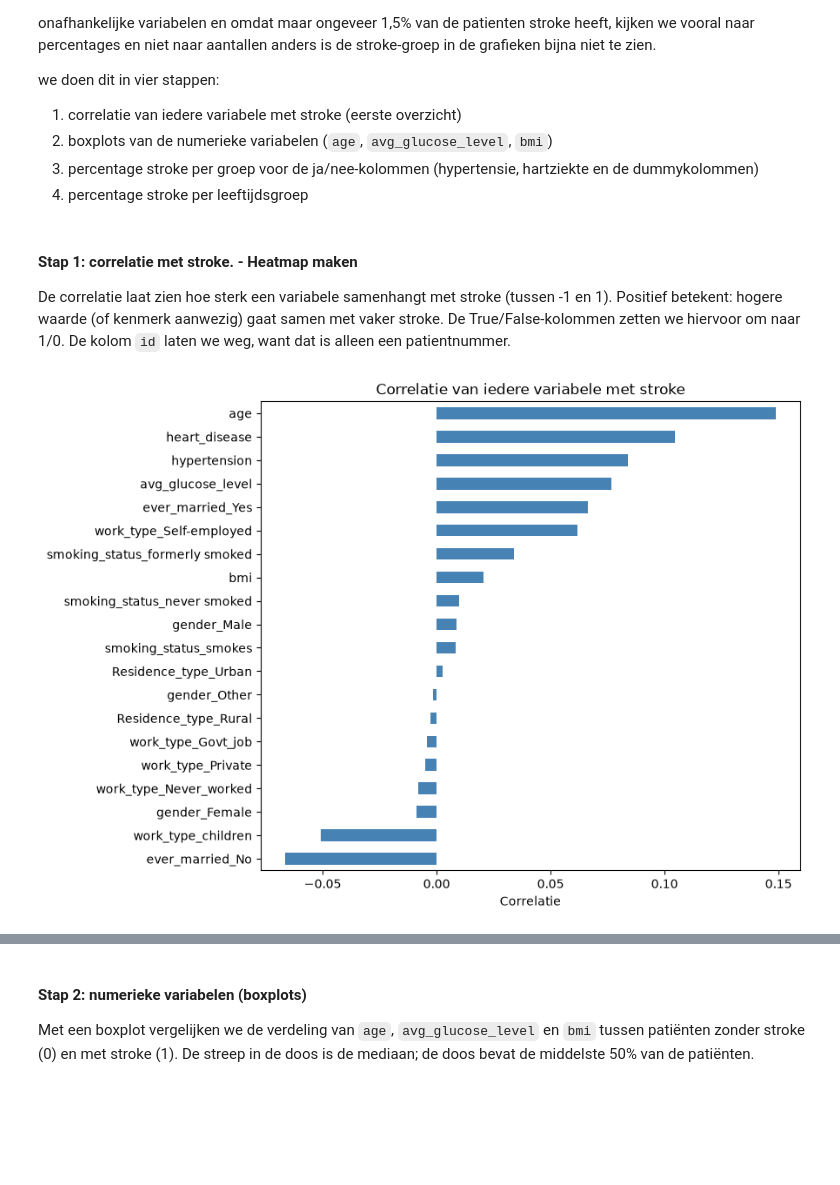
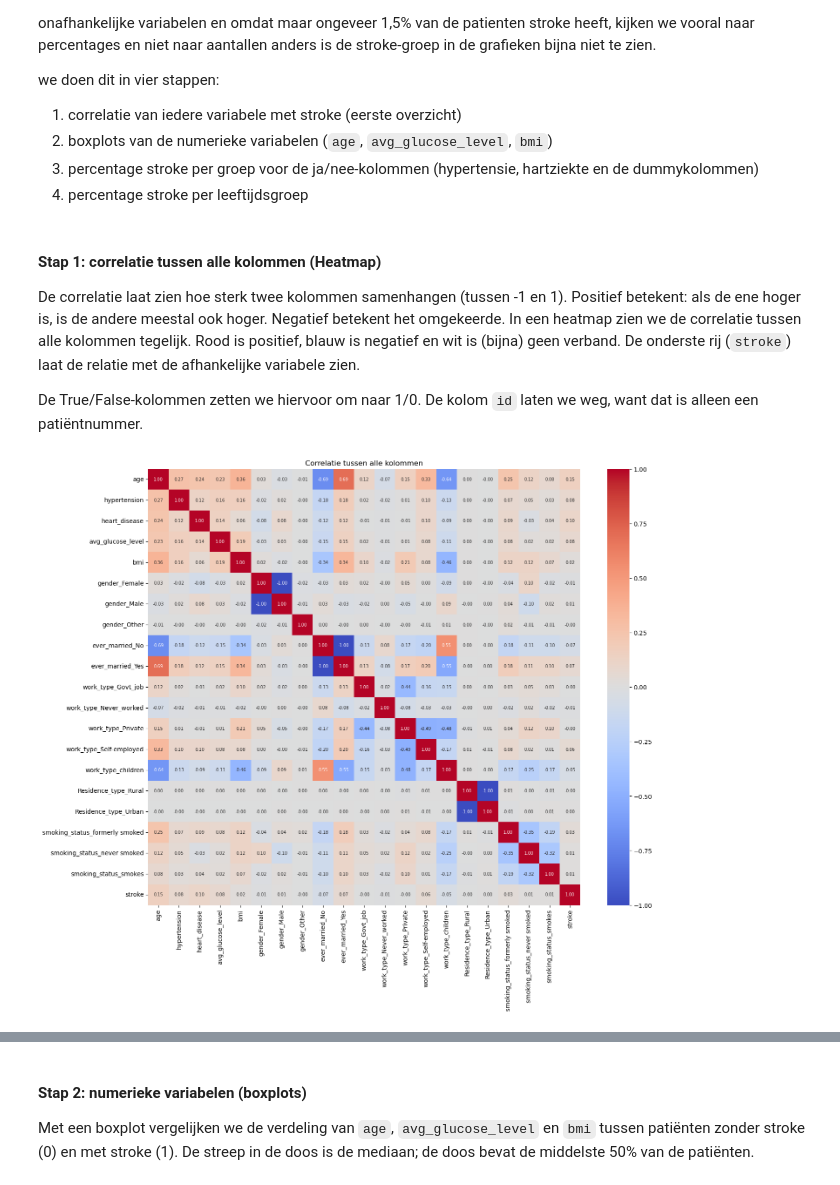
Before and after one commit to AlishaSR2k5/Machine-Learning-Portfolio-1, a Jupyter notebook: portfolio_opdracht_stroke.ipynb, the cells around one changed output, grey strips where cells are left out. Drawn from its saved outputs; the diff is of its cells as text; code cells hidden in the pictures; blank space fills up the shorter version.

Commit message:
1.4.3 definitieve heatmap aangemaakt.

```diff
--- a/portfolio_opdracht_stroke.ipynb
+++ b/portfolio_opdracht_stroke.ipynb
@@ -148,25 +148,28 @@ we doen dit in vier stappen:
 3. percentage stroke per groep voor de ja/nee-kolommen (hypertensie, hartziekte en de dummykolommen)
 4. percentage stroke per leeftijdsgroep
 # %% [markdown]
-#### Stap 1: correlatie met stroke.  - Heatmap maken
+#### Stap 1: correlatie tussen alle kolommen (Heatmap)
 
-De correlatie laat zien hoe sterk een variabele samenhangt met stroke (tussen -1 en 1). Positief betekent: hogere waarde (of kenmerk aanwezig) gaat samen met vaker stroke. De True/False-kolommen zetten we hiervoor om naar 1/0. De kolom `id` laten we weg, want dat is alleen een patientnummer.
+De correlatie laat zien hoe sterk twee kolommen samenhangen (tussen -1 en 1). Positief betekent: als de ene hoger is, is de andere meestal ook hoger. Negatief betekent het omgekeerde. In een heatmap zien we de correlatie tussen alle kolommen tegelijk. Rood is positief, blauw is negatief en wit is (bijna) geen verband. De onderste rij (`stroke`) laat de relatie met de afhankelijke variabele zien.
+
+De True/False-kolommen zetten we hiervoor om naar 1/0. De kolom `id` laten we weg, want dat is alleen een patiëntnummer.
 # %%
 # importeren voor de grafieken
 import matplotlib.pyplot as plt
 import seaborn as sns
 
 # id weglaten en True/False omzetten naar 1/0 zodat we kunnen rekenen
 df_num = df.drop(columns=["id"]).astype(float)
 
-# correlatie van iedere kolom met stroke, van hoog naar laag
-correlaties = df_num.corr()["stroke"].drop("stroke").sort_values()
+# correlatiematrix: correlatie tussen alle kolommen
+correlaties = df_num.corr()
 
-# horizontale staafgrafiek van de correlaties
-correlaties.plot(kind="barh", figsize=(8, 7), color="steelblue")
-plt.title("Correlatie van iedere variabele met stroke")
-plt.xlabel("Correlatie")
+# heatmap met de waarde in ieder vakje (2 decimalen)
+plt.figure(figsize=(16, 13))
+sns.heatmap(correlaties, annot=True, fmt=".2f", cmap="coolwarm",
+            vmin=-1, vmax=1, annot_kws={"size": 7})
+plt.title("Correlatie tussen alle kolommen")
 plt.show()
 # %% [output]
-[figure, old version]
+[figure, new version]
 # %% [markdown]
```
Also changed, not shown: parts of 4 cells of this notebook.
